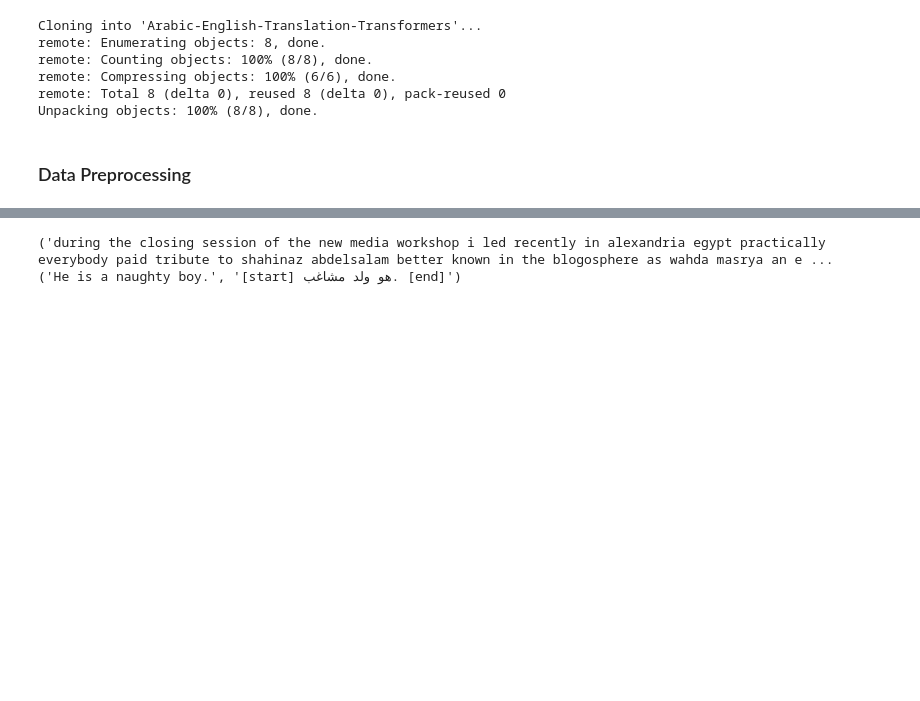
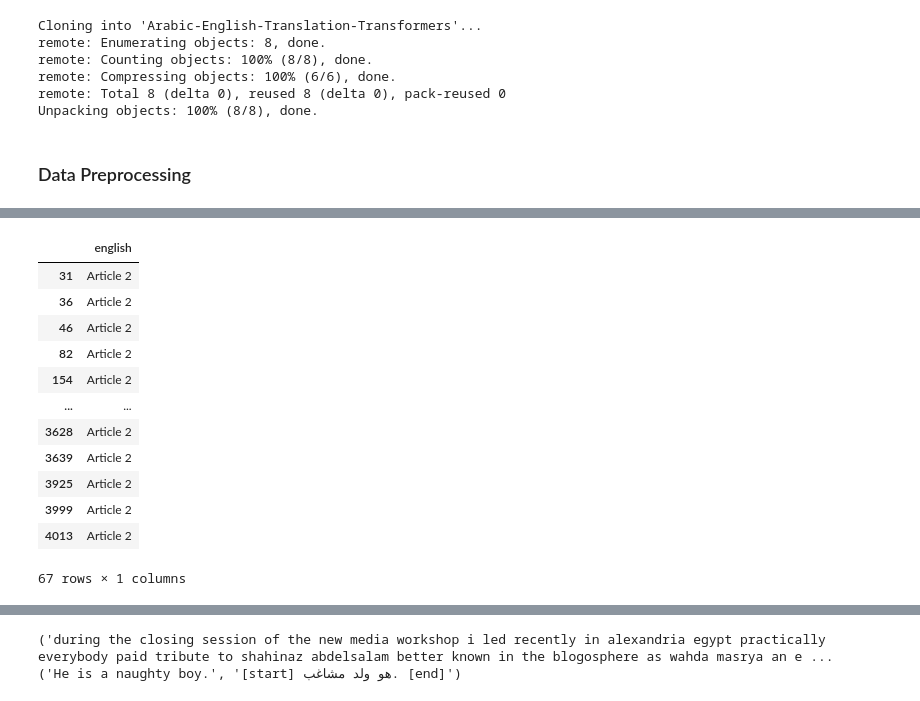
Before and after one commit to moaaztaha/Arabic-English-Translation-Transformers, a Jupyter notebook: simple_transformer_.ipynb, the cells around one changed output, grey strips where cells are left out. Drawn from its saved outputs; the diff is of its cells as text; code cells hidden in the pictures; blank space fills up the shorter version.

```diff
--- a/simple_transformer_.ipynb
+++ b/simple_transformer_.ipynb
@@ -22,5 +22,8 @@ from tensorflow.keras.layers.experimental.preprocessing import TextVectorization
 ### Data Preprocessing
 # %%
 import pandas as pd
-df = pd.read_csv("/content/Arabic-English-Translation-Transformers/ara_eng.txt",delimiter="\t",names=["eng","ar"])
-df.head()
+# df = pd.read_csv("/content/Arabic-English-Translation-Transformers/ara_eng.txt",delimiter="\t",names=["eng","ar"])
+# df.head()
+
+df_ar = pd.read_table('data/ara/test.en_ref.ar', names=['arabic'], encoding='utf-8')
+df_en = pd.read_table('data/eng/ac-test.en', names=['english'])
@@ -43,0 +203,16 @@ big
+# %%
+df_en[df_en['english'] == 'Article 2']
+# %% [output]
+|  | english |
+| 31 | Article 2 |
+| 36 | Article 2 |
+| 46 | Article 2 |
+| 82 | Article 2 |
+| 154 | Article 2 |
+| ... | ... |
+| 3628 | Article 2 |
+| 3639 | Article 2 |
+| 3925 | Article 2 |
+| 3999 | Article 2 |
+| 4013 | Article 2 |
+67 rows × 1 columns
```
Also changed, not shown: parts of 18 cells of this notebook, 5 other files.
